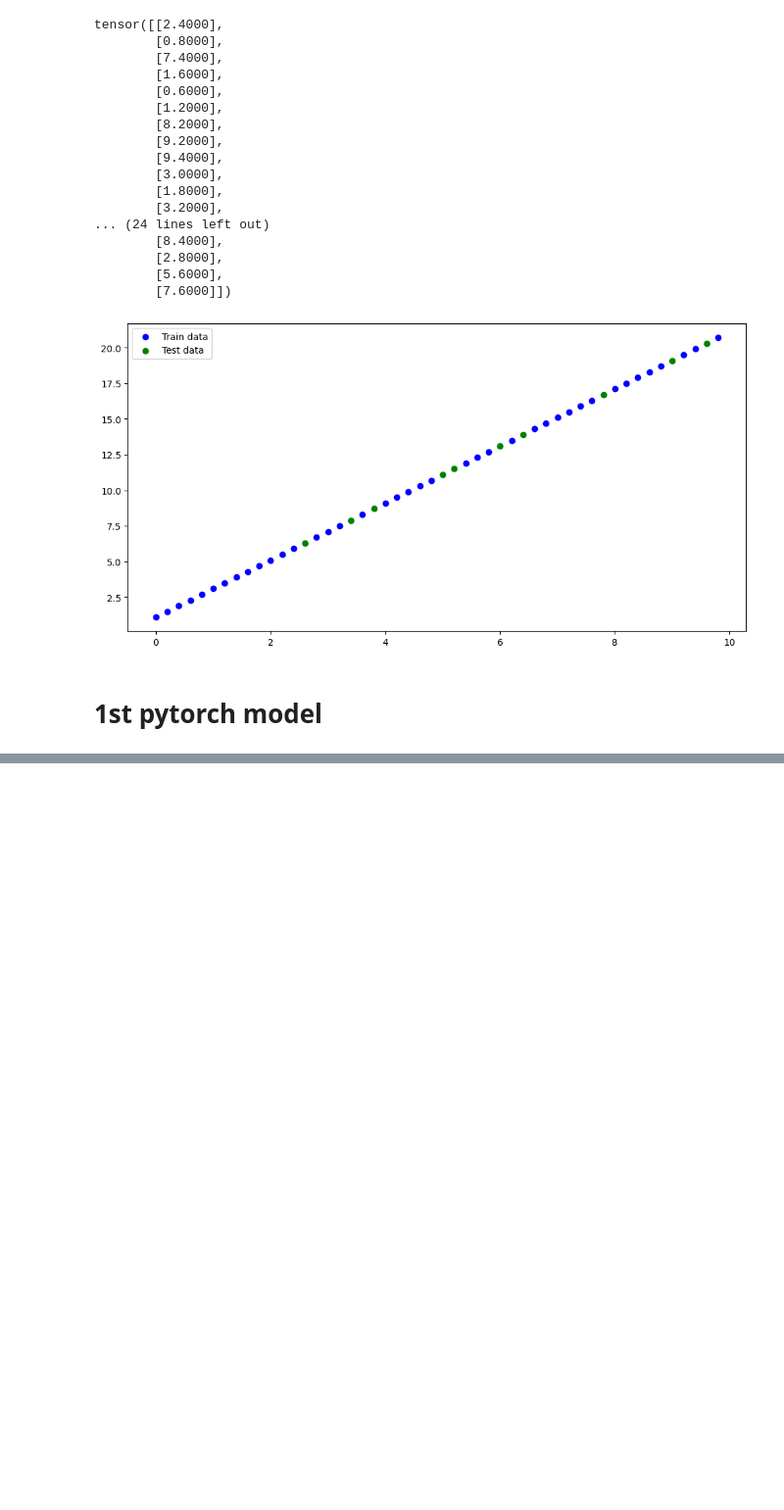
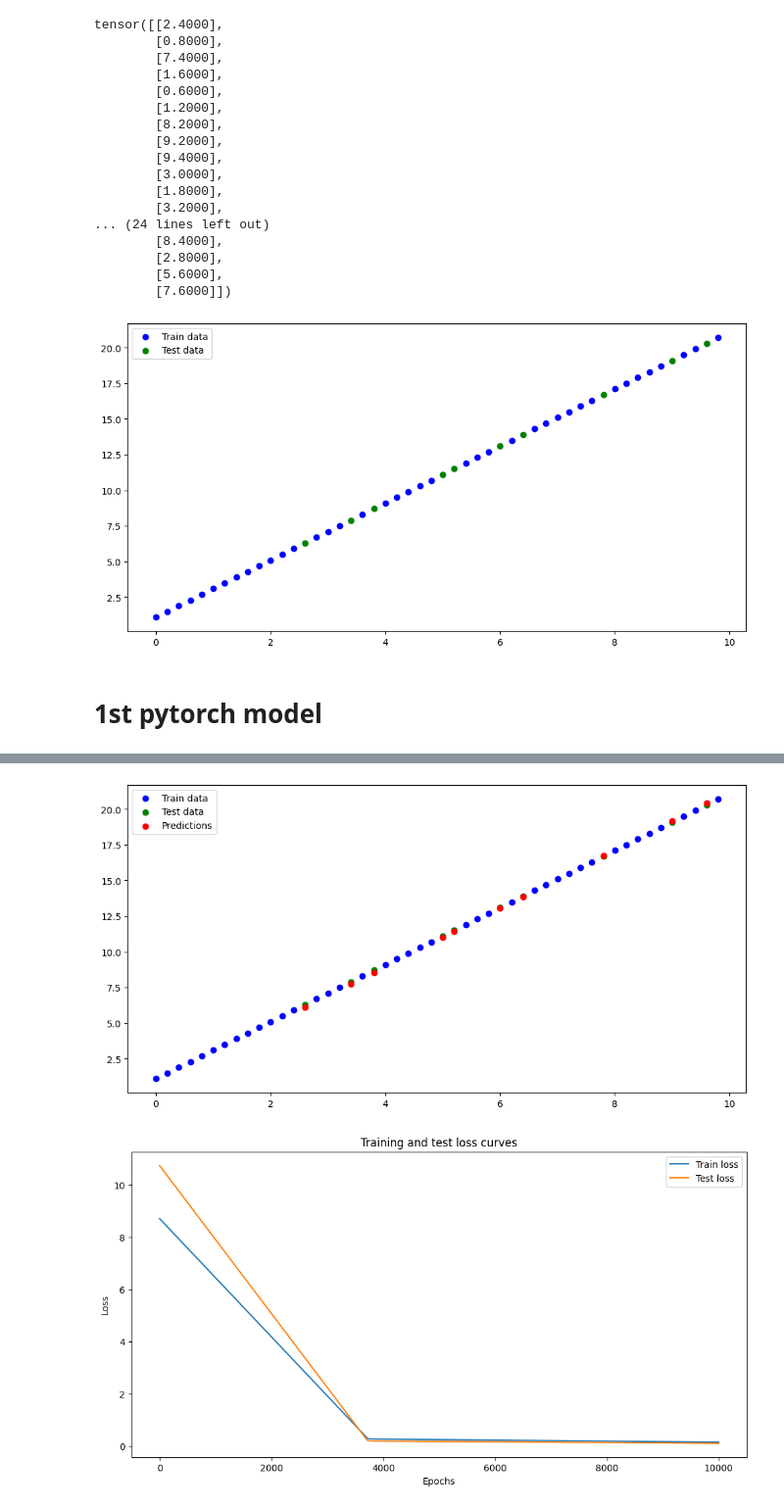
Before and after one commit to bloodykunu39/summer-term, a Jupyter notebook: pytorch/workflow.ipynb, the cells around one changed output, grey strips where cells are left out. Shown at 98% size. Saved outputs shown, nothing was run; the diff lists cells and outputs as text; code cells hidden in the pictures; blank space fills up the shorter version.

```diff
--- a/pytorch/workflow.ipynb
+++ b/pytorch/workflow.ipynb
@@ -85,0 +159,7 @@ class LinearRegressionModel(nn.Module): # <- almost everything in PyTorch is a n
+# %%
+# loss function in pytorch
+loss_fn = nn.L1Loss()#Mean Squared Error Loss
+
+# optimizer in pytorch
+optimizer = optim.SGD(model_01.parameters(), #Stochastic Gradient Descent optimizer
+                    lr=0.0001) # <- learning rate (how much precise optimizator changes the weights and bias)
@@ -85,0 +189,65 @@ class LinearRegressionModel(nn.Module): # <- almost everything in PyTorch is a n
+# %%
+torch.manual_seed(42)# 42 is universal random seed because of Hitchhiker's Guide to the Galaxy
+# epoch is the number of times the model will see the entire dataset
+epochs = 10001
+epoch_loss = []# to store the loss
+epoch_test_loss = []# to store the test loss
+epoch_count = []# to store the epoch number
+# training loop
+
+for epoch in range(epochs):
+    #set the model to training mode
+    model_01.train()# training mode is to enable gradient computation
+    """"
+        model_01.eval()# evaluation mode is to disable gradient computation
+    """
+    # forward pass
+    Y_pred = model_01(X_train)
+    loss = loss_fn(Y_pred, Y_train)
+
+    # backward pass
+    optimizer.zero_grad() # <- reset the gradients to 0
+    loss.backward() # <- compute the gradients for each parameter
+    optimizer.step() # <- update the weights and bias
+    #testing
+    model_01.eval()# evaluation mode is to disable gradient computation
+
+    # print some information
+    # print(f'Epoch: {epoch}, Loss: {loss}')
+    ## testing the model
+    if epoch % 1 == 0:
+        epoch_count.append(epoch)
+        with torch.inference_mode():#to disable gradient computation
+            test_pred = model_01(X_test)
+            test_loss = loss_fn(test_pred, Y_test)
+            epoch_loss.append(loss.item())
+            epoch_test_loss.append(test_loss.item())#item() is to get the value of tensor
+            #print(f'Epoch: {epoch},loss={loss}, Test Loss: {test_loss.item()}')
+
+    """if epoch % 10000 == 0:
+
+        with torch.inference_mode():
+
+            # Plot the loss curves
+            plt.figure(figsize=(120, 60))
+            plt.plot(epoch_count, epoch_loss, label="Train loss")
+            plt.plot(epoch_count, epoch_test_loss, label="Test loss")
+            plt.title("Training and test loss curves")
+            plt.ylabel("Loss")
+            plt.xlabel("Epochs")
+            plt.legend();
+        epoch_loss = []# to store the loss
+        epoch_test_loss = []# to store the test loss
+        epoch_count = []# to store the epoch number"""
+Y_pred_new = model_01(X_test)
+plot_pridictions(pred=Y_pred_new.detach().numpy())
+plt.figure(figsize=(12, 6))
+plt.plot(epoch_count, epoch_loss, label="Train loss")
+plt.plot(epoch_count, epoch_test_loss, label="Test loss")
+plt.title("Training and test loss curves")
+plt.ylabel("Loss")
+plt.xlabel("Epochs")
+plt.legend();
+# %% [output]
+[figure, added]
+[figure, added]
```
Also changed, not shown: parts of 14 cells of this notebook.
